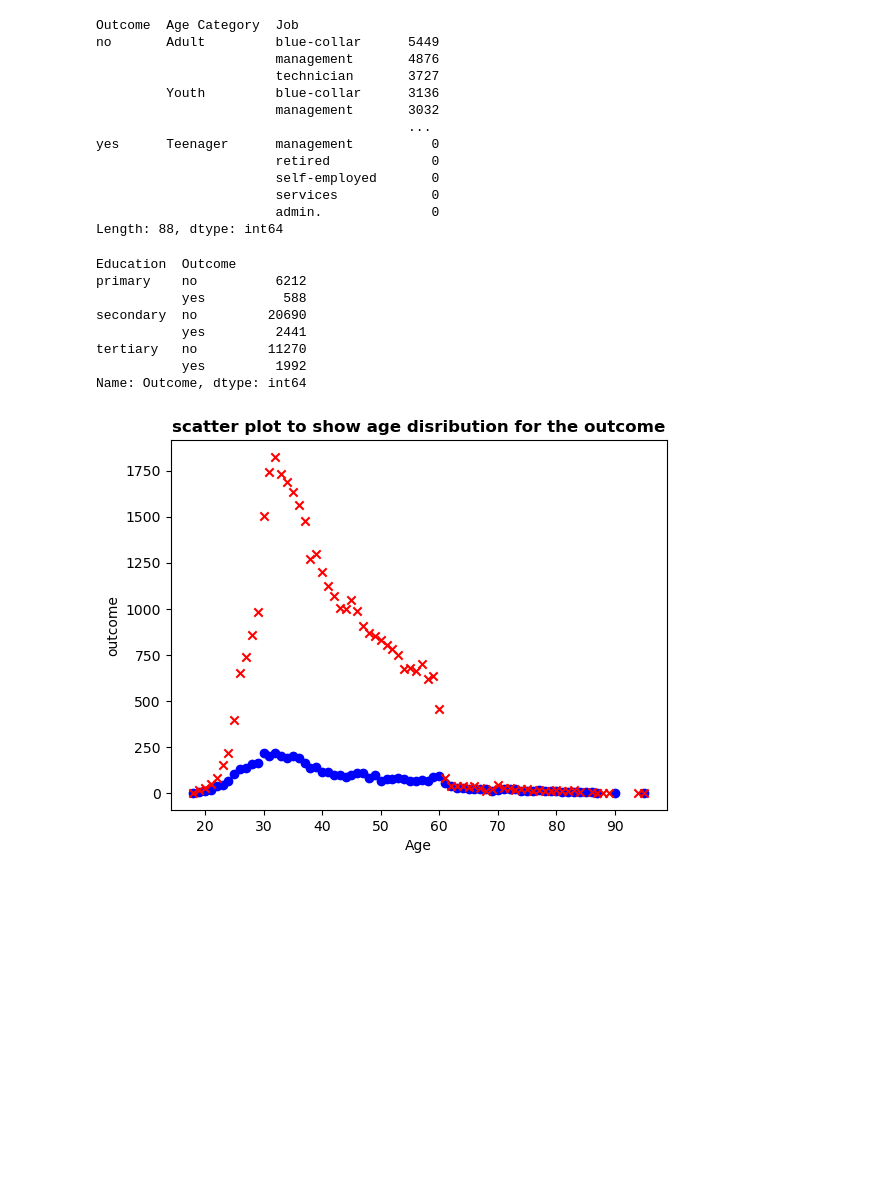
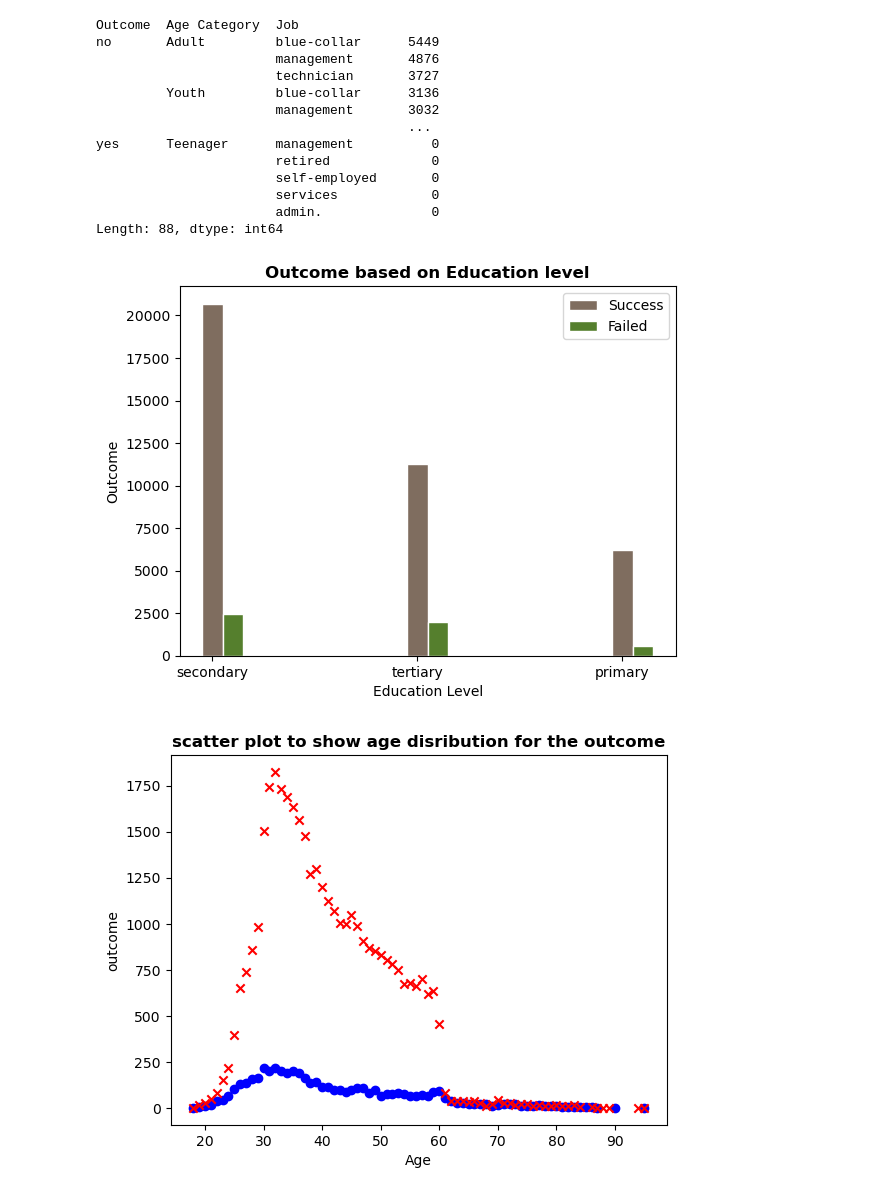
Before and after one commit to Prachi-Shah1002/Project_1, a Jupyter notebook: Main.ipynb, the cells around one changed output. Drawn from its saved outputs; the diff is of its cells as text; code cells hidden in the pictures; blank space fills up the shorter version.

```diff
--- a/Main.ipynb
+++ b/Main.ipynb
@@ -193,26 +193,34 @@ train_data_df_success=train_data_clean[train_data_clean['Outcome']=='yes']
 train_data_df_failed=train_data_clean[train_data_clean['Outcome']=='no']
 # %%
 #showing the outcome based on Education level
-edu_level_outcome=train_data_clean.groupby('Education')['Outcome'].value_counts()
-edu_level_outcome
+edu_level_success_outcome=train_data_df_success['Education'].value_counts()
+edu_level_failed_outcome=train_data_df_failed['Education'].value_counts()
-# %% [output]
-Education  Outcome
-primary    no          6212
-           yes          588
-secondary  no         20690
-           yes         2441
-tertiary   no         11270
-           yes         1992
-Name: Outcome, dtype: int64
 # %%
-# Generate a pie plot showing the outcome based on Education level
-pie_plot_edu =edu_level_outcome.plot(kind="pie",autopct='%1.1f%%',startangle=180)
+# Generate a bar plot showing the outcome based on Education level
+label=edu_level_success_outcome.index.tolist()
+x_axis=np.arange(len(label))
 
-#set both x and y labels
-pie_plot_edu.set_title(label='Outcome based on Education level', fontweight = 'bold')
-pie_plot_edu.set_ylabel('')
+# set width of bars
+barWidth = 0.1
 
+# Create a bar chart based upon the above data
+plt.bar(x_axis,edu_level_failed_outcome, color='#7F6D5F', width=barWidth, edgecolor='white', label='Success')
+plt.bar([x + barWidth for x in x_axis],edu_level_success_outcome,   color='#557F2D', width=barWidth, edgecolor='white', label='Failed')
+
+# Create the ticks for our bar chart's x axis
+tick_locations = [value for value in x_axis]
+plt.xticks(tick_locations, label)
+
+# Give the chart a title, x label, and y label
+plt.title('Outcome based on Education level', fontweight = 'bold')
+plt.xlabel('Education Level')
+plt.ylabel('Outcome')
+
+# Create legend & Show graphic
+plt.legend()
 plt.show()
+# %% [output]
+[figure, added]
 # %%
 # A scatter plot to show age disribution for the outcome
 age_chart_df_success=train_data_df_success['Age'].value_counts()
```
Also changed, not shown: parts of 8 cells of this notebook.
